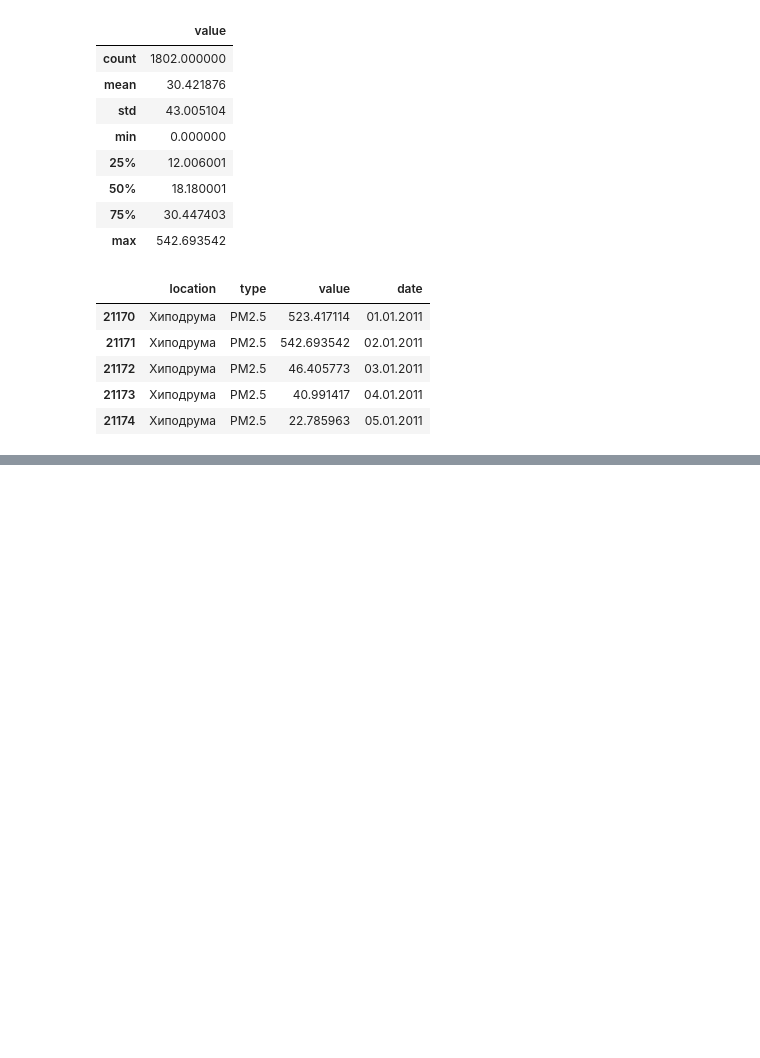
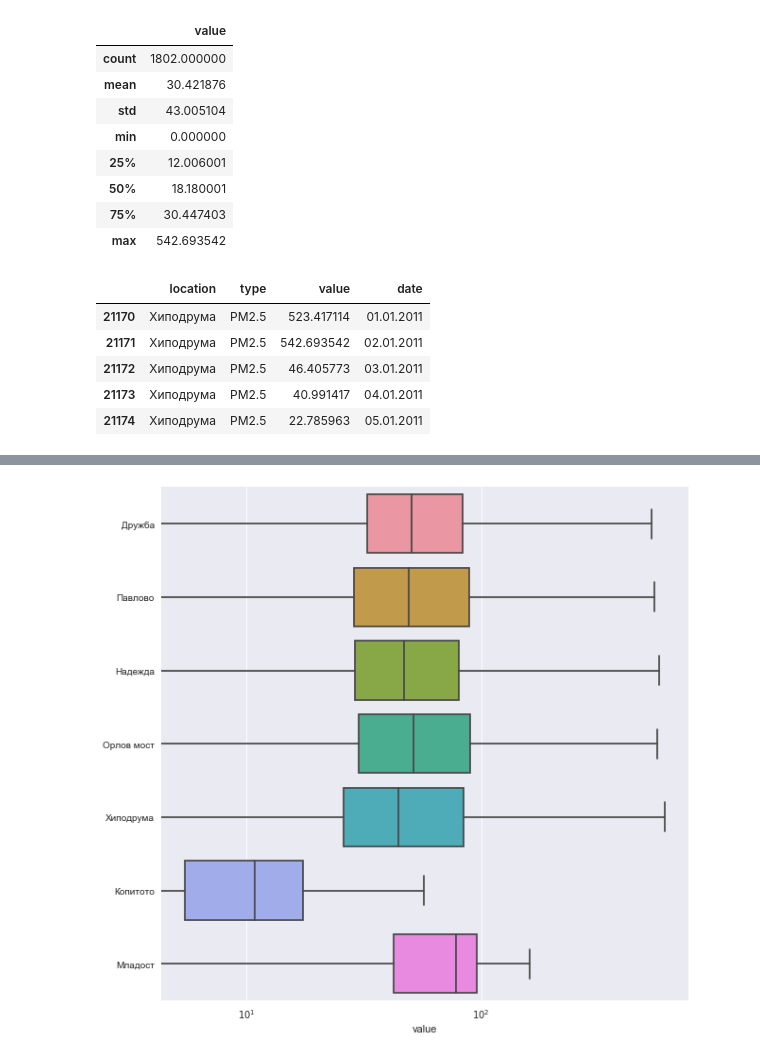
Before and after one commit to apepa/air-pollution, a Jupyter notebook: opendata process.ipynb, the cells around one changed output, grey strips where cells are left out. Cells and saved outputs as stored; diff of their text form; code cells hidden in the pictures; blank space fills up the shorter version.

```diff
--- a/opendata process.ipynb
+++ b/opendata process.ipynb
@@ -191,0 +209,27 @@ sb.despine(trim=True, left=True)
+# %%
+from datetime import date, datetime
+
+
+Y = 2000 # dummy leap year to allow input X-02-29 (leap day)
+seasons = [('winter', (datetime(Y,  1,  1),  datetime(Y,  3, 20))),
+           ('spring', (datetime(Y,  3, 21),  datetime(Y,  6, 20))),
+           ('summer', (datetime(Y,  6, 21),  datetime(Y,  9, 22))),
+           ('autumn', (datetime(Y,  9, 23),  datetime(Y, 12, 20))),
+           ('winter', (datetime(Y, 12, 21),  datetime(Y, 12, 31)))]
+
+def get_season(now):
+    if now == 0:
+        return 'autumn'
+    datetime_object = datetime.strptime(now, '%d.%m.%Y')
+
+    datetime_object = datetime_object.replace(year=Y)
+    return next(season for season, (start, end) in seasons
+                if start <= datetime_object <= end)
+
+
+pd_aggregated["season"] = pd_aggregated['date'].apply(get_season)
+# %%
+df_pm10 = pd_aggregated[(pd_aggregated['type'] == 'PM10') & (pd_aggregated['season'] == 'winter')][['value', 'location']]
+plot_by_location(df_pm10)
+# %% [output]
+[figure, added]
```
Also changed, not shown: parts of 7 cells of this notebook.
